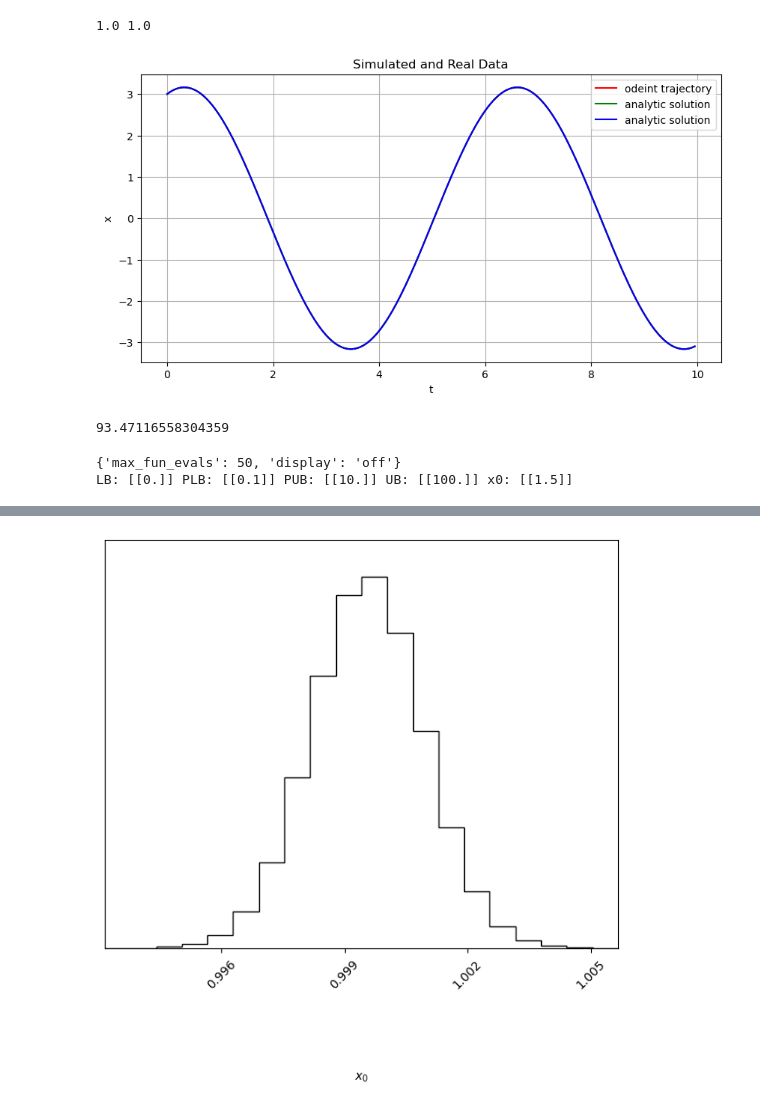
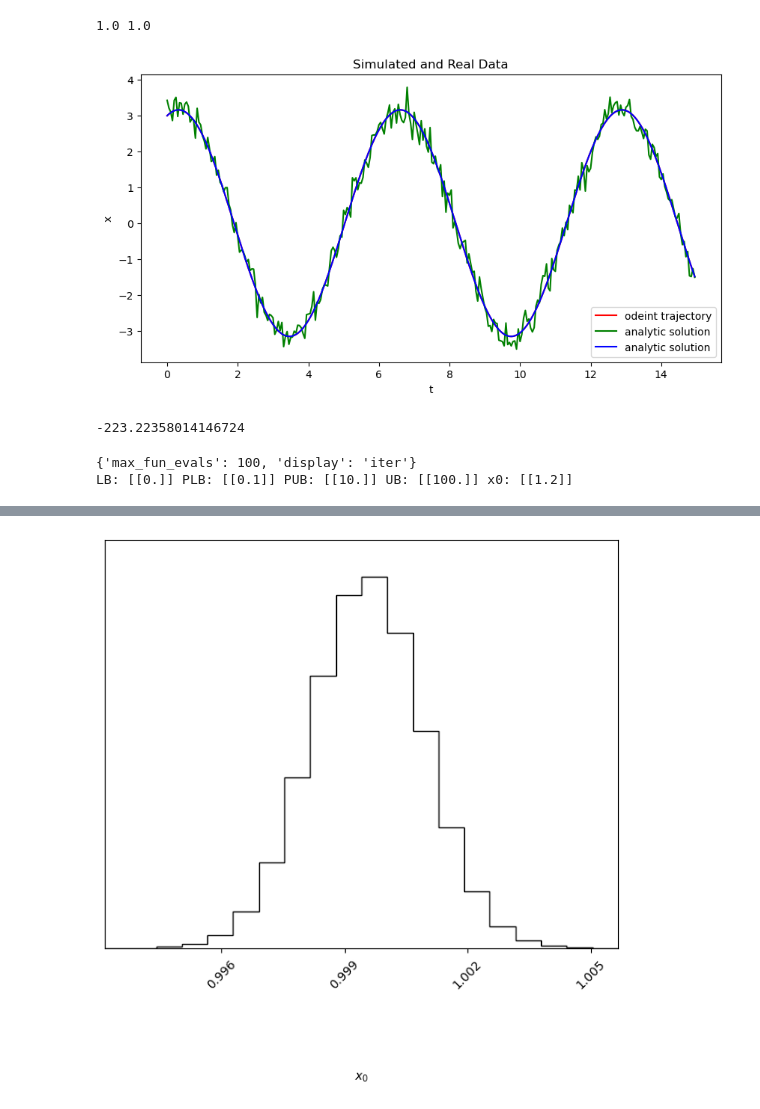
Before and after one commit to valentine-alia/BPE, a Jupyter notebook: do_you_even_SHO_bro.ipynb, the cells around one changed output, grey strips where cells are left out. Drawn from its saved outputs; the diff is of its cells as text; code cells hidden in the pictures.

```diff
--- a/do_you_even_SHO_bro.ipynb
+++ b/do_you_even_SHO_bro.ipynb
@@ -12,6 +12,10 @@ def diffyqs(X, t, omega0_2):
     dx = xdot
     dv = -omega0_2*x
     return [dv, dx]
+
+def analytic_sol_noisy(t,omega0,initial_condition):
+    v0,x0 = initial_condition
+    return (v0/omega0)*np.sin(omega0*t) + x0 * np.cos(omega0*t) +  noise_sigma * np.random.randn(len(t))
 
 def analytic_sol(t,omega0,initial_condition):
     v0,x0 = initial_condition
@@ -32,35 +36,35 @@ def log_likelihood(theta):
 # %%
 initial_condition = [1, 3]
 
 k = 1
 m = 1
 omega0 = np.sqrt(k/m)
 omega0_2 = k/m
 print(omega0,omega0_2)
-t = np.arange(0,10,0.05)
-sigma = 0.25
+t = np.arange(0,15,0.05)
+noise_sigma = 0.25
+sigma = 0.8
 sol_numerical = odeint(diffyqs, initial_condition, t, args=(omega0_2,)) # pass odeint the differential equation, initial condition, time array, and parameters
-sol_analytic = analytic_sol(t,omega0,initial_condition)
+sol_analytic = analytic_sol_noisy(t,omega0,initial_condition)
 sol_analytic_fancy = analytic_sol_fancy(t,omega0,initial_condition)
 x_true = sol_analytic
 # plot plot plot
 plt.figure(figsize=(10,5))
 plt.plot(t,sol_numerical[:,1], label = 'odeint trajectory',c = 'r') # to get the right part of the solution you have to do this weird transpose index thing
 plt.plot(t,sol_analytic, label = "analytic solution", c = 'g')
 plt.plot(t,sol_analytic_fancy, label = "analytic solution", c = 'b')
 plt.title('Simulated and Real Data')
 plt.xlabel('t')
 plt.ylabel('x')
 plt.legend()
-plt.grid()
 plt.show()
 # %% [output]
 1.0 1.0
-[figure, old version]
+[figure, new version]
 # %%
-log_likelihood(1)
+log_likelihood(1.)
 # %% [output]
-93.47116558304359
+-223.22358014146724
 # %%
 D = 1
 
@@ -72,15 +76,15 @@ PUB = np.copy(UB)
 PUB[0][0] =  10.0
 PLB[0][0] = 0.1
 
-x0 = 1.5 * np.ones((1, D))
+x0 = 1.2 * np.ones((1, D))
 
 options = {
-    "max_fun_evals": 50,
-    "display": "off"
+    "max_fun_evals": 100,
+    "display": "iter"
 }
 
 print(options)
 print("LB:",LB,"PLB:",PLB,"PUB:",PUB,"UB:",UB,'x0:',x0)
 # %% [output]
-{'max_fun_evals': 50, 'display': 'off'}
-LB: [[0.]] PLB: [[0.1]] PUB: [[10.]] UB: [[100.]] x0: [[1.5]]
+{'max_fun_evals': 100, 'display': 'iter'}
+LB: [[0.]] PLB: [[0.1]] PUB: [[10.]] UB: [[100.]] x0: [[1.2]]
```
Also changed, not shown: parts of 10 cells of this notebook, 56 other files.
